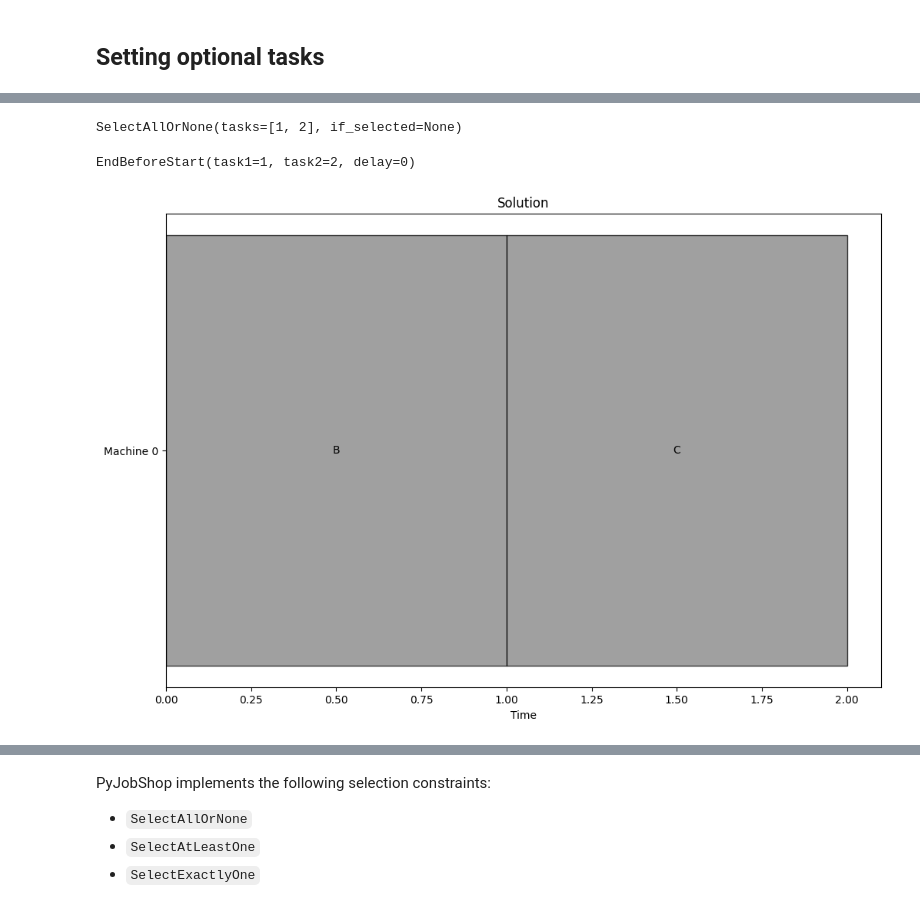
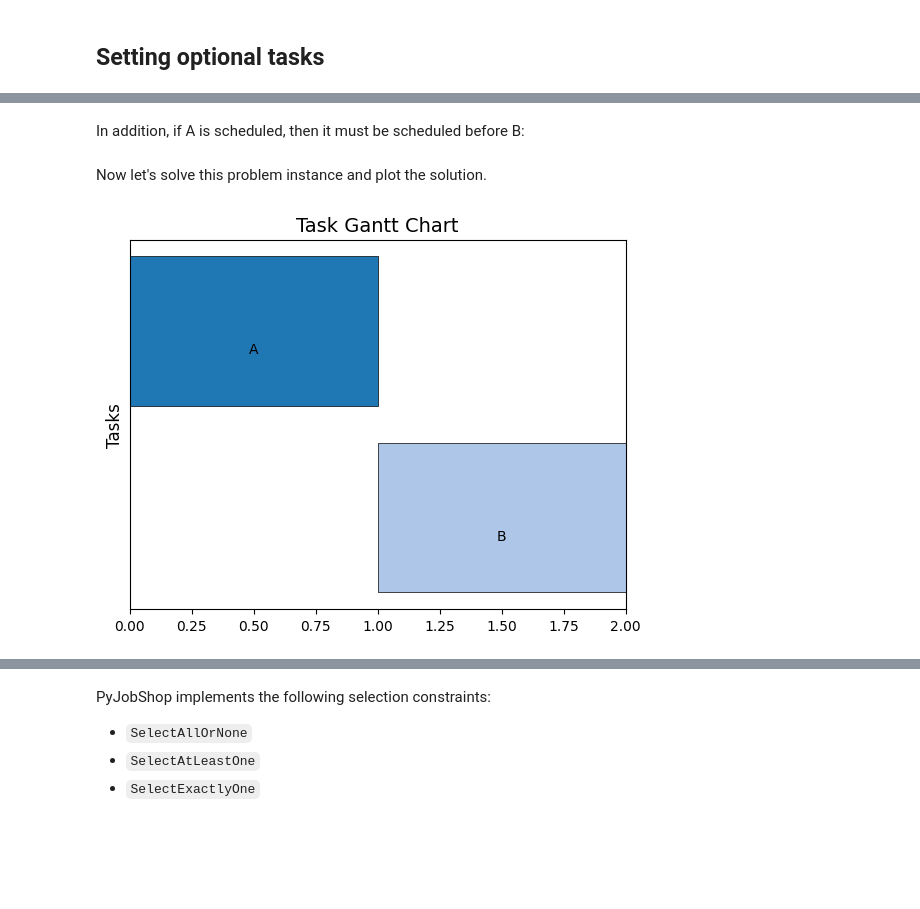
Before and after one commit to PyJobShop/PyJobShop, a Jupyter notebook: examples/optional_tasks.ipynb, the cells around one changed output, grey strips where cells are left out. Cells and saved outputs as stored; diff of their text form; code cells hidden in the pictures; blank space fills up the shorter version.

```diff
--- a/examples/optional_tasks.ipynb
+++ b/examples/optional_tasks.ipynb
@@ -32,6 +30,6 @@ A = model.add_task(optional=True, name="A")
 B = model.add_task(optional=True, name="B")
 C = model.add_task(optional=True, name="C")
 
-model.add_mode(A, machine, duration=3)
+model.add_mode(A, machine, duration=1)
 model.add_mode(B, machine, duration=1)
-model.add_mode(C, machine, duration=1)
+model.add_mode(C, machine, duration=3);
@@ -42,17 +38,17 @@ Next, we need to specify _how_ to select the tasks. PyJobShop supports a set of
 # %%
-model.add_select_at_least_one([A, B])  # Either A or B is scheduled
-model.add_select_all_or_none([B, C])  # B and C are both present or absent
+model.add_select_at_least_one([A, C])  # Either A or C is scheduled
+model.add_select_all_or_none([A, B]);  # A and B are both present or absent
-# %% [output]
-SelectAllOrNone(tasks=[1, 2], if_selected=None)
-# %%
-model.add_end_before_start(B, C)
-# %% [output]
-EndBeforeStart(task1=1, task2=2, delay=0)
+# %% [markdown]
+In addition, if A is scheduled, then it must be scheduled before B:
+# %%
+model.add_end_before_start(A, B);
+# %% [markdown]
+Now let's solve this problem instance and plot the solution.
 # %%
 result = model.solve(display=False)
 # %%
-from pyjobshop.plot import plot_machine_gantt, plot_task_gantt
+from pyjobshop.plot import plot_task_gantt
 
-plot_machine_gantt(result.best, model.data(), plot_labels=True)
+plot_task_gantt(result.best, model.data(), plot_labels=True)
 # %% [output]
-[figure, old version]
+[figure, new version]
```
Also changed, not shown: parts of 18 cells of this notebook, 1 other file.
